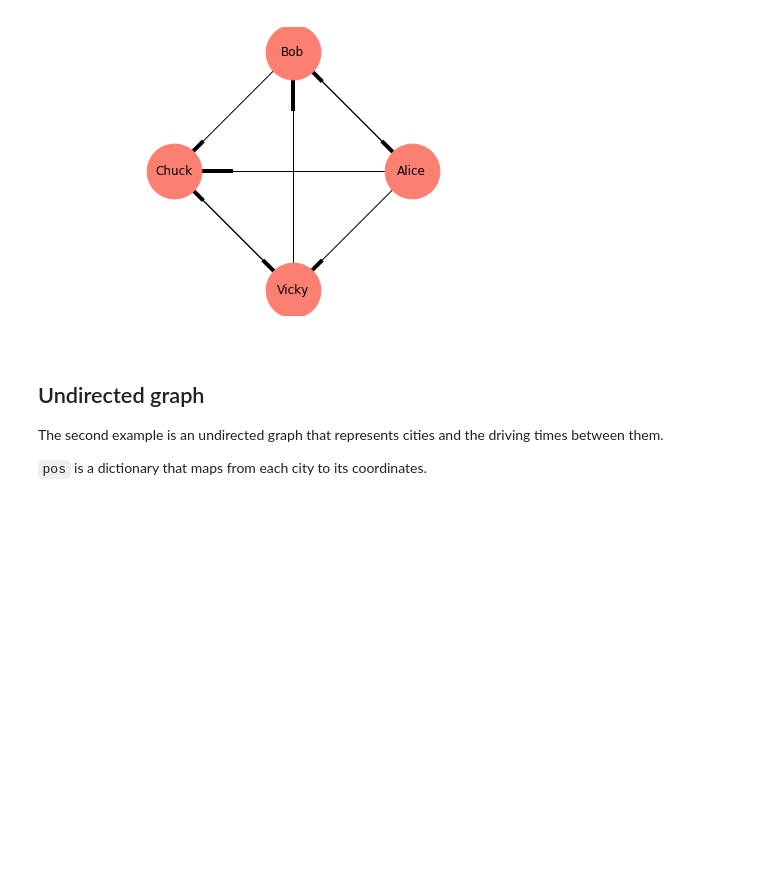
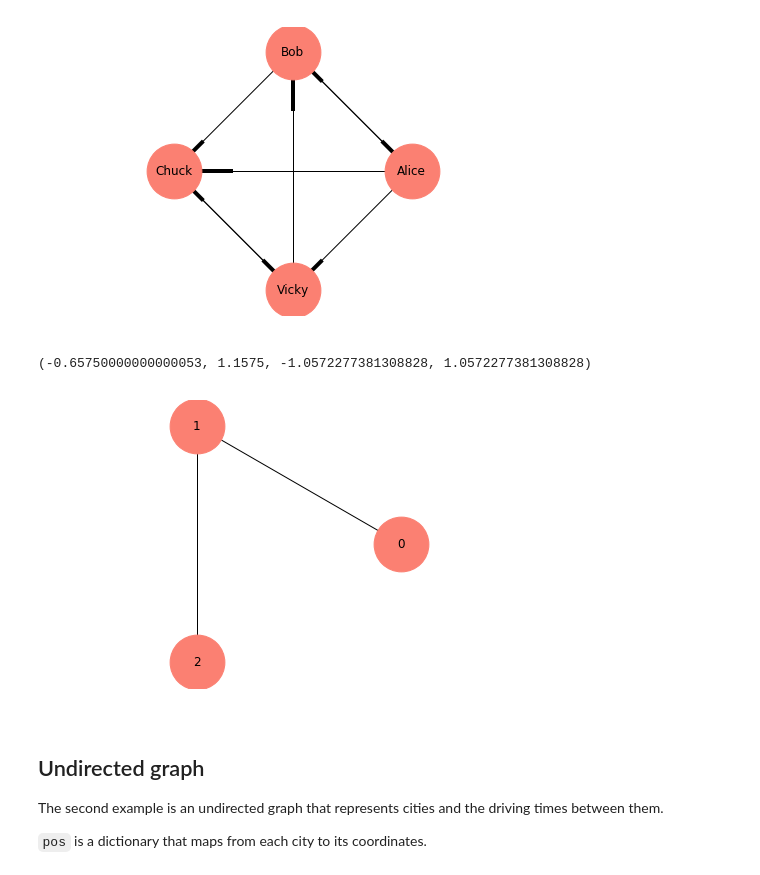
Before and after one commit to vickymmcd/ThinkComplexity2, a Jupyter notebook: code/chap02mine.ipynb, the cells around one changed output. Drawn from its saved outputs; the diff is of its cells as text; code cells hidden in the pictures; blank space fills up the shorter version.

```diff
--- a/code/chap02mine.ipynb
+++ b/code/chap02mine.ipynb
@@ -70,6 +70,25 @@ plt.axis('equal')
 plt.savefig('chap2-v1.pdf')
 # %% [output]
 [figure]
+# %%
+import random
+def random_tree(n):
+    G = nx.Graph()
+    for i in range(n):
+        G.add_node(i)
+        if len(G.nodes())>1:
+            connection = i
+            while connection == i:
+                connection = random.sample(G.nodes(), 1)[0]
+            G.add_edge(i, connection)
+    return G
+
+graph = random_tree(3)
+nx.draw_circular(graph, node_color=COLORS[3], node_size=3000, with_labels=True)
+plt.axis('equal')
+# %% [output]
+(-0.65750000000000053, 1.1575, -1.0572277381308828, 1.0572277381308828)
+[figure, added]
 # %% [markdown]
 ## Undirected graph
 
```
Also changed, not shown: parts of 3 cells of this notebook.
